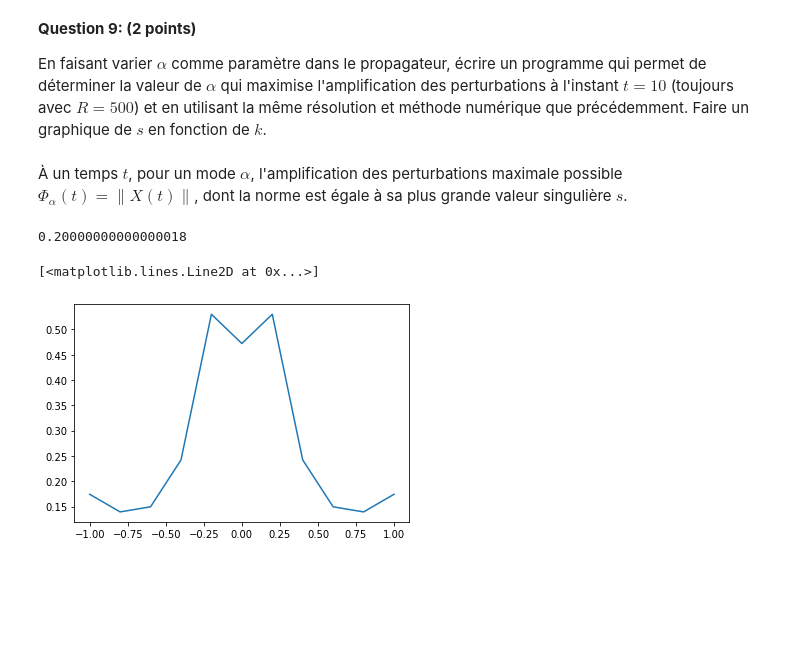
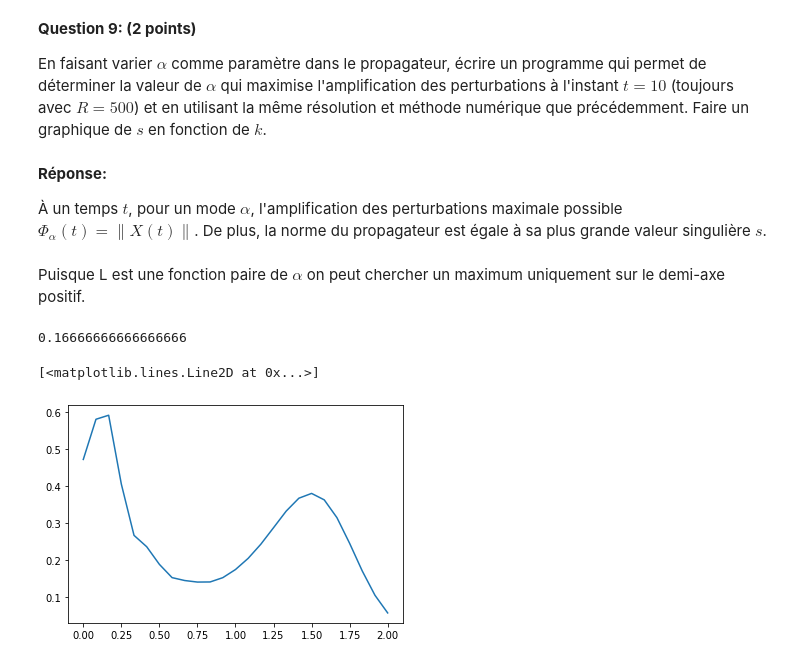
Before and after one commit to MWeytens/Orr-Sommerfeld, a Jupyter notebook: Orr-Sommerfeld.ipynb, the cells around one changed output. Saved outputs shown, nothing was run; the diff lists cells and outputs as text; code cells hidden in the pictures; blank space fills up the shorter version.

```diff
--- a/Orr-Sommerfeld.ipynb
+++ b/Orr-Sommerfeld.ipynb
@@ -365,3 +374,27 @@ def U(y):
+# %%
+# operateur inverse de D^2 - alpha^2
+def inverse(A):
+    """Calcule l'inverse de manière stable en utilisant une decomposition LU
+    Parametres:
+    ----------
+    A : ndarray
+        matrice carré inversible
+    output:
+    ------
+    A_inv: ndarray
+        l'inverse de A"""
+    # On initialise A_inv à la matrice nulle
+    A_inv = numpy.empty_like(A)
+    m = numpy.shape(A)[0]
+    I = numpy.identity(m)
+    # On fait la décomposition LU (pour peut-être gagner du temps)
+    L,U = scipy.linalg.lu(A,True)
+    # On résout A c_i = e_i
+    for i in range(m):
+        y = numpy.linalg.solve(L, I[i, :])
+        c_i = numpy.linalg.solve(U, y)
+        A_inv[ : ,i] = c_i
+    return A_inv
 # %%
 # Operator L
 def L_v(N,y,dy,R,alpha):
@@ -400,8 +433,10 @@ def L_v(N,y,dy,R,alpha):
     second_term = (1j * alpha * -2) * numpy.identity(N)
     # Troisième terme 1/R .(D^2 - aplha^2)^2
     third_term = 1/R * D_min_al_sq
+    # Inverse de D^2 - alpha^2
+    D_min_al_inv = inverse(D_min_al)
     # On regroupe tout
-    L = numpy.matmul(numpy.linalg.inv(D_min_al),(first_term + second_term + third_term))
+    L = numpy.matmul(D_min_al_inv,(first_term + second_term + third_term))
     return L
 # %% [markdown]
 **Question 5: (2 points)**
@@ -613,7 +671,9 @@ plot_maxpert(X_10)
 
 En faisant varier $\alpha$ comme paramètre dans le propagateur, écrire un programme qui permet de déterminer la valeur de $\alpha$ qui maximise l'amplification des perturbations à l'instant $t=10$ (toujours avec $R=500$) et en utilisant la même résolution et méthode numérique que précédemment. Faire un graphique de $s$ en fonction de $k$.
 # %% [markdown]
-À un temps $t$, pour un mode $\alpha$, l'amplification des perturbations maximale possible $\Phi_\alpha(t)= \lVert X(t) \rVert$, dont la norme est égale à sa plus grande valeur singulière $s$.
+**Réponse:**
+
+À un temps $t$, pour un mode $\alpha$, l'amplification des perturbations maximale possible $\Phi_\alpha(t)= \lVert X(t) \rVert$. De plus, la norme du propagateur est égale à sa plus grande valeur singulière $s$.
 # %%
 def get_max_amp(alpha, y, L, t=10.0, dt=.01):
     """ Donne l'amplification des perturbations au temps t, pour un propagateur de paramètre alpha qu'on
@@ -643,20 +703,22 @@ def get_max_amp(alpha, y, L, t=10.0, dt=.01):
     N_t = int(t/dt)
     X_t = RK4_matriciel(N_t, L, X_0, dt, y)
     return get_maxsv_maxpert(X_t)[0]
+# %% [markdown]
+Puisque L est une fonction paire de $\alpha$ on peut chercher un maximum uniquement sur le demi-axe positif.
 # %%
-alphas = numpy.linspace(-1,1,num=11)
+alphas = numpy.linspace(0,2,num=25)
 best_alpha, amp_max = None, 0
 
 ss = []
 for alpha in alphas:
     current = get_max_amp(alpha,y,L_v(N-4,y[2:N-2], dy, 500, alpha))
     ss.append(current)
     if current > amp_max:
         best_alpha = alpha
         amp_max = current
 print(best_alpha)
 pyplot.plot(alphas,ss)
 # %% [output]
-0.20000000000000018
+0.16666666666666666
 [<matplotlib.lines.Line2D at 0x...>]
-[figure, old version]
+[figure, new version]
```
Also changed, not shown: parts of 10 cells of this notebook.
